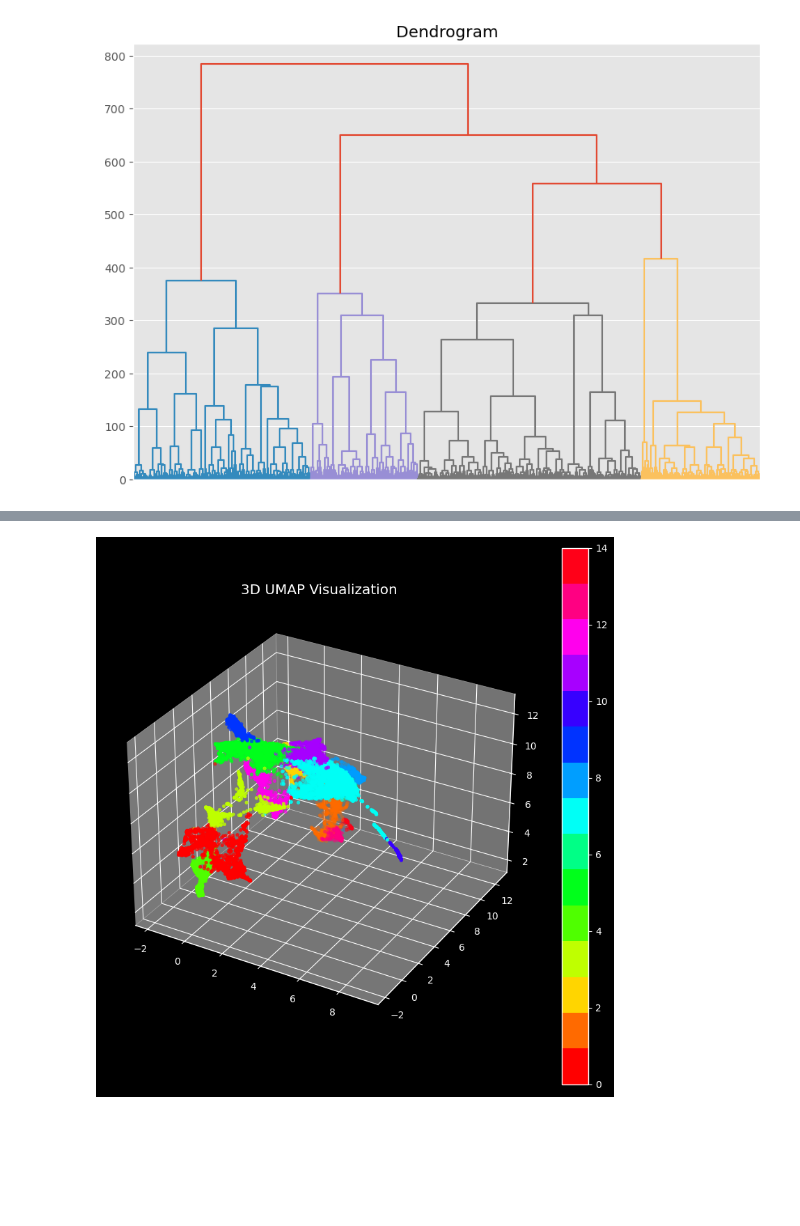
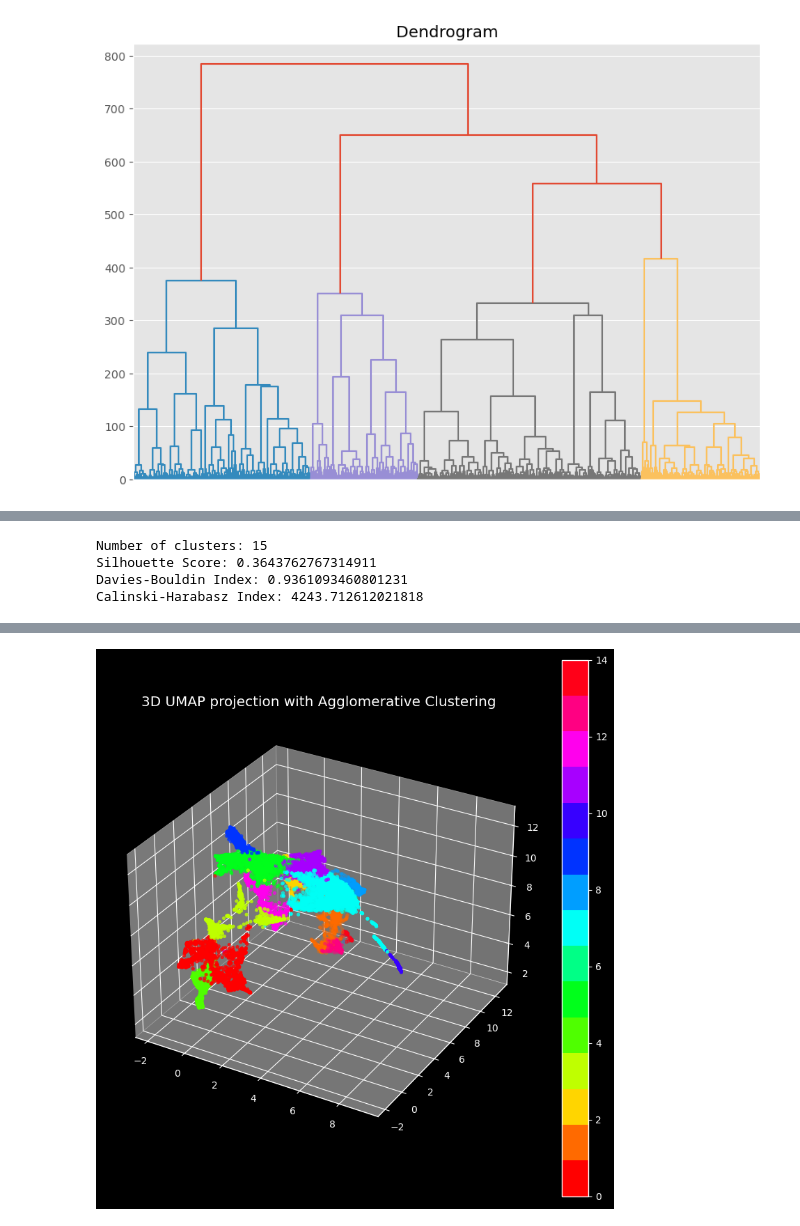
Before and after one commit to IgorKolodziej/DermNet, a Jupyter notebook: 02_dermnet_clustering.ipynb, the cells around one changed output, grey strips where cells are left out. Saved outputs shown, nothing was run; the diff lists cells and outputs as text; code cells hidden in the pictures; blank space fills up the shorter version.

```diff
--- a/dermnet_clustering.ipynb
+++ b/02_dermnet_clustering.ipynb
@@ -581,3 +618,16 @@ Calinski-Harabasz Index: 4243.712612021818
+# %%
+num_clusters = 15
+
+agglomerative = AgglomerativeClustering(n_clusters=num_clusters)
+
+agglomerative_umap_labels = agglomerative.fit_predict(umap_features)
+
+clustering_report(umap_features, agglomerative_umap_labels)
+# %% [output]
+Number of clusters: 15
+Silhouette Score: 0.3643762767314911
+Davies-Bouldin Index: 0.9361093460801231
+Calinski-Harabasz Index: 4243.712612021818
 # %%
 pd.Series(agglomerative_umap_labels).value_counts().sort_values(ascending=False)
 # %% [output]
@@ -602,23 +653,27 @@ plot_clusters(agglomerative_umap_labels, dataset)
 # %%
+from matplotlib.colors import ListedColormap
+
 num_colors = 15
 colors = plt.cm.hsv(np.linspace(0, 1, num_colors))
+cmap = ListedColormap(colors)
 
 reducer = UMAP(n_components=3, random_state=42)
 reduced = reducer.fit_transform(embeddings)
 
-df = pd.DataFrame(reduced_3d, columns=['x', 'y', 'z'])
+df = pd.DataFrame(reduced, columns=['x', 'y', 'z'])
 df['label'] = agglomerative_umap_labels
 
 with plt.style.context('dark_background'):
     fig = plt.figure(figsize=(10, 10))
     ax = fig.add_subplot(111, projection='3d')
 
     scatter = ax.scatter(df['x'], df['y'], df['z'], c=df['label'], cmap=cmap, s=10)
     plt.colorbar(scatter)
-    plt.title('3D UMAP Visualization')
+    plt.title('3D UMAP projection with Agglomerative Clustering')
+    plt.savefig('3d_clusters_projection.png')
     plt.show()
 # %% [output]
-[figure, old version]
+[figure, new version]
 # %%
 reducer = UMAP(n_components=2, random_state=42)
 reduced = reducer.fit_transform(embeddings)
```
Also changed, not shown: parts of 13 cells of this notebook, 13 other files.
